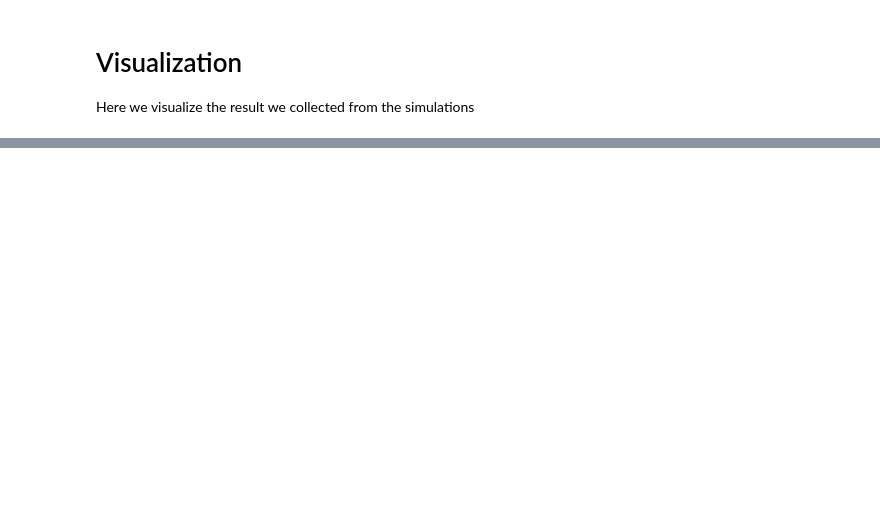
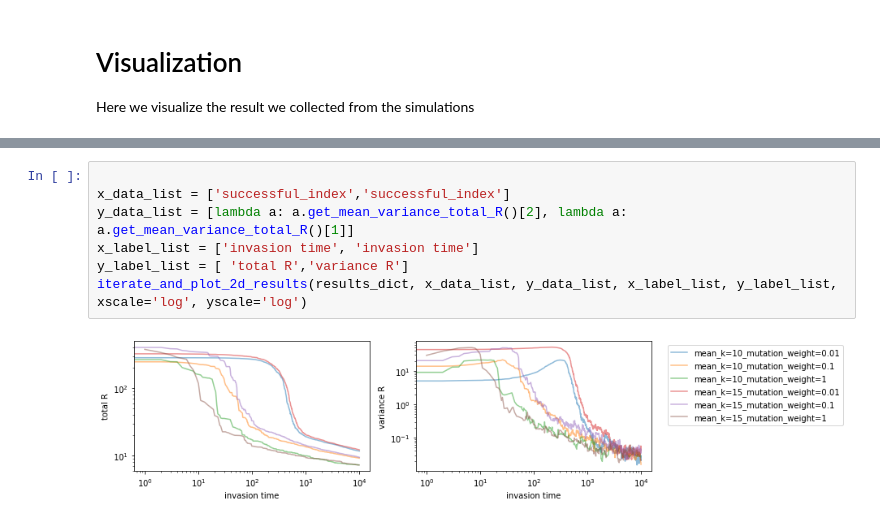
Before and after one commit to fengzhijie88/eco-evolution-simulator, a Jupyter notebook: eco-evolutionary dynamics simulation.ipynb, the cells around one changed output, grey strips where cells are left out. Saved outputs shown, nothing was run; the diff lists cells and outputs as text; blank space fills up the shorter version.

```diff
--- a/eco-evolutionary dynamics simulation.ipynb
+++ b/eco-evolutionary dynamics simulation.ipynb
@@ -603,0 +537,9 @@ axs[1].legend(bbox_to_anchor=(1, 1))
+# %%
+
+x_data_list = ['successful_index','successful_index']
+y_data_list = [lambda a: a.get_mean_variance_total_R()[2], lambda a: a.get_mean_variance_total_R()[1]]
+x_label_list = ['invasion time', 'invasion time']
+y_label_list = [ 'total R','variance R']
+iterate_and_plot_2d_results(results_dict, x_data_list, y_data_list, x_label_list, y_label_list, xscale='log', yscale='log')
+# %% [output]
+[figure, added]
```
Also changed, not shown: parts of 24 cells of this notebook.
